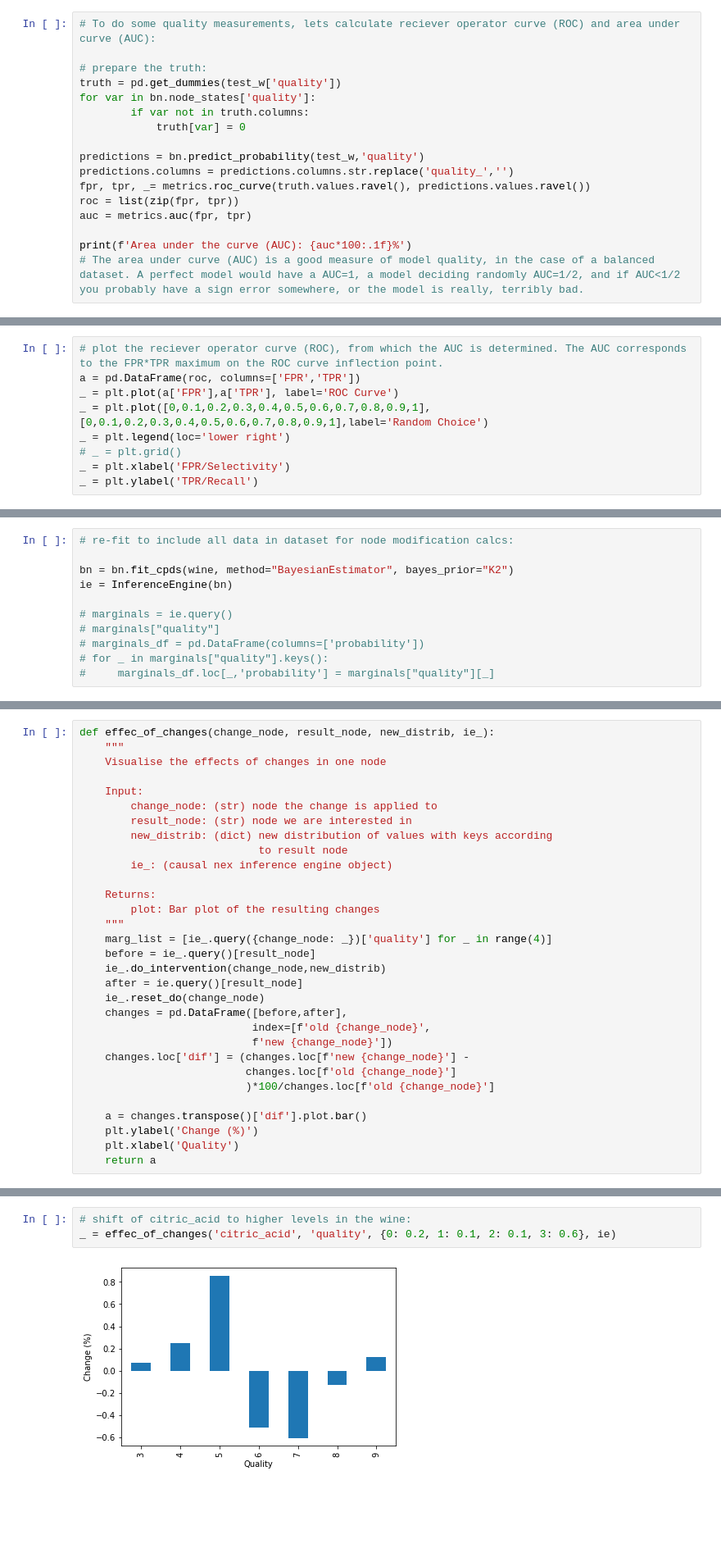
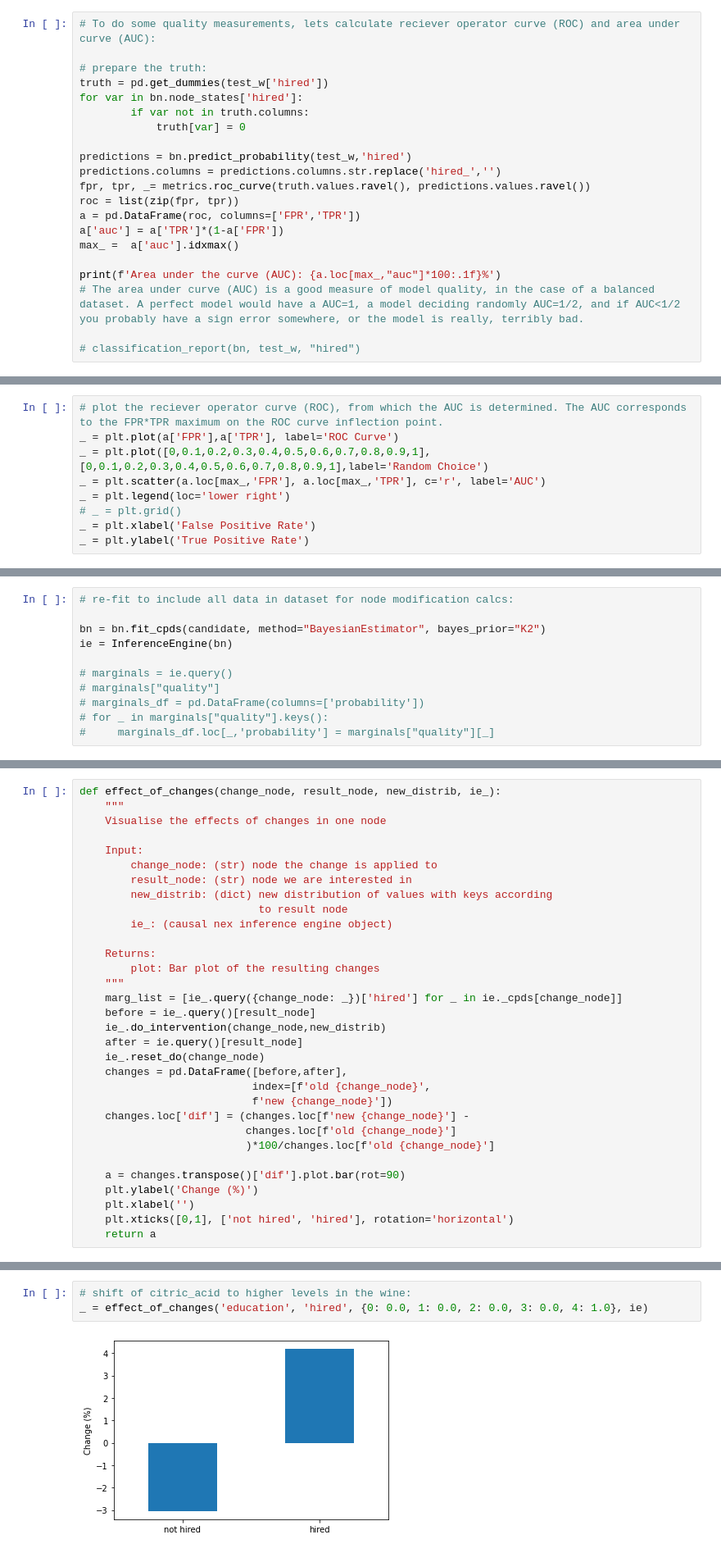
Before and after one commit to 1112114641/BayesianNetwork, a Jupyter notebook: abc.ipynb, the cells around one changed output, grey strips where cells are left out. Shown at 82% size. Drawn from its saved outputs; the diff is of its cells as text; blank space fills up the shorter version.

```diff
--- a/abc.ipynb
+++ b/abc.ipynb
@@ -281,17 +344,21 @@ And a predictions outputs probabilities looking like this:
 # To do some quality measurements, lets calculate reciever operator curve (ROC) and area under curve (AUC):
 
 # prepare the truth:
-truth = pd.get_dummies(test_w['quality'])
-for var in bn.node_states['quality']:
+truth = pd.get_dummies(test_w['hired'])
+for var in bn.node_states['hired']:
         if var not in truth.columns:
             truth[var] = 0
 
-predictions = bn.predict_probability(test_w,'quality')
-predictions.columns = predictions.columns.str.replace('quality_','')
+predictions = bn.predict_probability(test_w,'hired')
+predictions.columns = predictions.columns.str.replace('hired_','')
 fpr, tpr, _= metrics.roc_curve(truth.values.ravel(), predictions.values.ravel())
 roc = list(zip(fpr, tpr))
-auc = metrics.auc(fpr, tpr)
+a = pd.DataFrame(roc, columns=['FPR','TPR'])
+a['auc'] = a['TPR']*(1-a['FPR'])
+max_ =  a['auc'].idxmax()
 
-print(f'Area under the curve (AUC): {auc*100:.1f}%')
+print(f'Area under the curve (AUC): {a.loc[max_,"auc"]*100:.1f}%')
 # The area under curve (AUC) is a good measure of model quality, in the case of a balanced dataset. A perfect model would have a AUC=1, a model deciding randomly AUC=1/2, and if AUC<1/2 you probably have a sign error somewhere, or the model is really, terribly bad.
+
+# classification_report(bn, test_w, "hired")
 # %% [output]
@@ -299,10 +366,10 @@ Area under the curve (AUC): 94.2%
 # %%
 # plot the reciever operator curve (ROC), from which the AUC is determined. The AUC corresponds to the FPR*TPR maximum on the ROC curve inflection point.
-a = pd.DataFrame(roc, columns=['FPR','TPR'])
 _ = plt.plot(a['FPR'],a['TPR'], label='ROC Curve')
 _ = plt.plot([0,0.1,0.2,0.3,0.4,0.5,0.6,0.7,0.8,0.9,1],[0,0.1,0.2,0.3,0.4,0.5,0.6,0.7,0.8,0.9,1],label='Random Choice')
+_ = plt.scatter(a.loc[max_,'FPR'], a.loc[max_,'TPR'], c='r', label='AUC')
 _ = plt.legend(loc='lower right')
 # _ = plt.grid()
-_ = plt.xlabel('FPR/Selectivity')
-_ = plt.ylabel('TPR/Recall')
+_ = plt.xlabel('False Positive Rate')
+_ = plt.ylabel('True Positive Rate')
 # %% [output]
@@ -313,7 +383,7 @@ The 84.4% area under the curve (AUC) are a good result, which with some work can
 # %%
 # re-fit to include all data in dataset for node modification calcs:
 
-bn = bn.fit_cpds(wine, method="BayesianEstimator", bayes_prior="K2")
+bn = bn.fit_cpds(candidate, method="BayesianEstimator", bayes_prior="K2")
 ie = InferenceEngine(bn)
 
 # marginals = ie.query()
@@ -343,5 +401,5 @@ Index(['fixed_acidity', 'volatile_acidity', 'citric_acid', 'residual_sugar',
 # %%
-def effec_of_changes(change_node, result_node, new_distrib, ie_):
+def effect_of_changes(change_node, result_node, new_distrib, ie_):
     """
     Visualise the effects of changes in one node
 
@@ -355,7 +413,7 @@ def effec_of_changes(change_node, result_node, new_distrib, ie_):
     Returns:
         plot: Bar plot of the resulting changes
     """
-    marg_list = [ie_.query({change_node: _})['quality'] for _ in range(4)]
+    marg_list = [ie_.query({change_node: _})['hired'] for _ in ie._cpds[change_node]]
     before = ie_.query()[result_node]
     ie_.do_intervention(change_node,new_distrib)
     after = ie.query()[result_node]
@@ -367,7 +425,8 @@ def effec_of_changes(change_node, result_node, new_distrib, ie_):
                           changes.loc[f'old {change_node}']
                           )*100/changes.loc[f'old {change_node}']
 
-    a = changes.transpose()['dif'].plot.bar()
+    a = changes.transpose()['dif'].plot.bar(rot=90)
     plt.ylabel('Change (%)')
-    plt.xlabel('Quality')
+    plt.xlabel('')
+    plt.xticks([0,1], ['not hired', 'hired'], rotation='horizontal')
     return a
@@ -374,5 +437,5 @@ def effec_of_changes(change_node, result_node, new_distrib, ie_):
 # %%
 # shift of citric_acid to higher levels in the wine:
-_ = effec_of_changes('citric_acid', 'quality', {0: 0.2, 1: 0.1, 2: 0.1, 3: 0.6}, ie)
+_ = effect_of_changes('education', 'hired', {0: 0.0, 1: 0.0, 2: 0.0, 3: 0.0, 4: 1.0}, ie)
 # %% [output]
-[figure, old version]
+[figure, new version]
```
Also changed, not shown: parts of 45 cells of this notebook, 2 other files.
